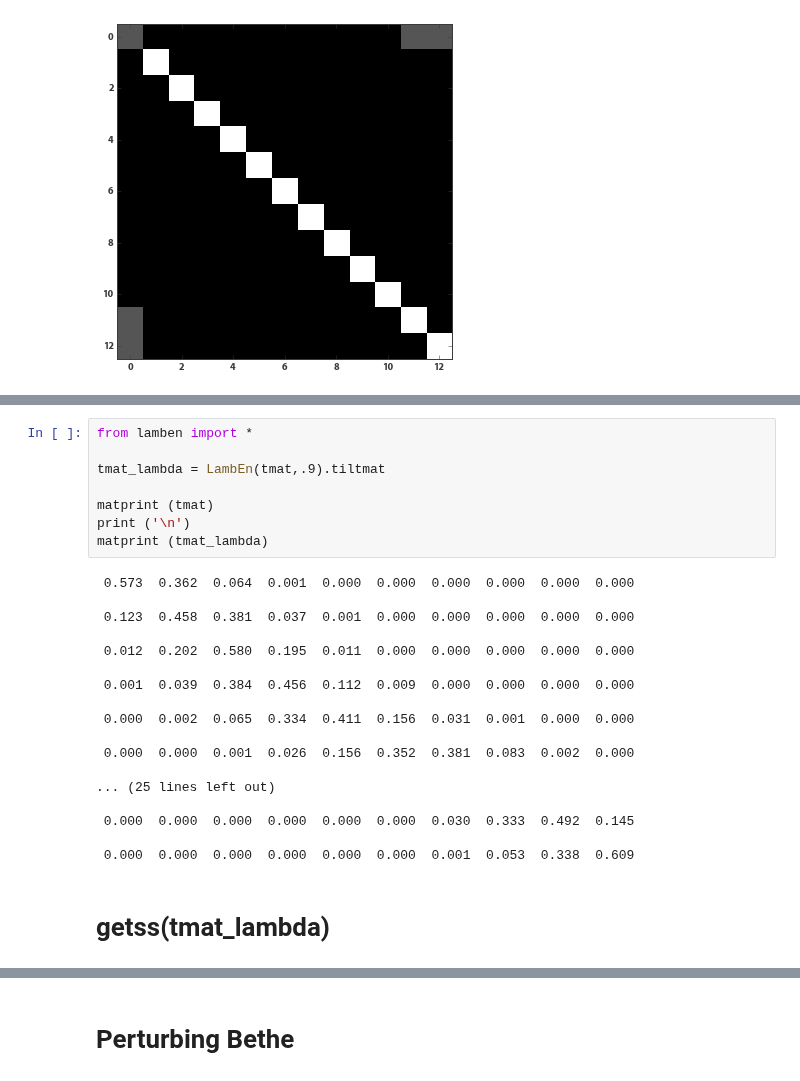
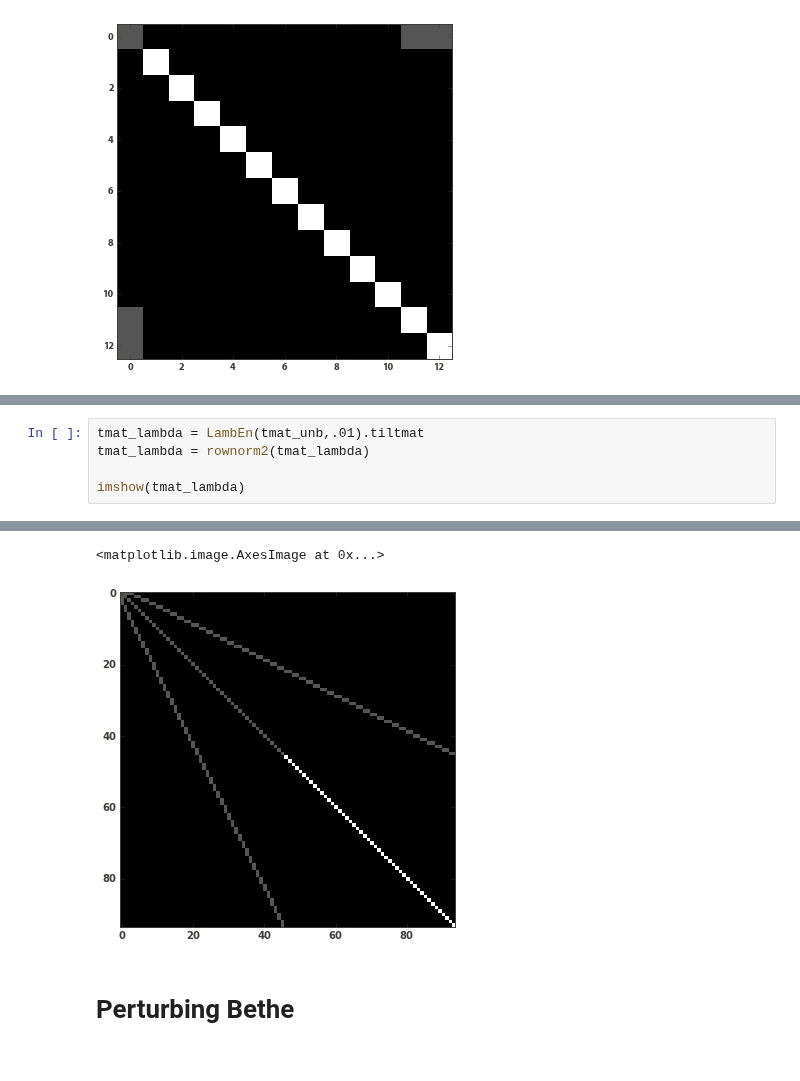
Before and after one commit to williamgilpin/netsim, a Jupyter notebook: simple_models.ipynb, the cells around one changed output, grey strips where cells are left out. Drawn from its saved outputs; the diff is of its cells as text.

```diff
--- a/simple_models.ipynb
+++ b/simple_models.ipynb
@@ -378,28 +347,6 @@ matprint(adj)
-# %%
-from lamben import *
-
-tmat_lambda = LambEn(tmat,.9).tiltmat
-
-matprint (tmat)
-print ('\n')
-matprint (tmat_lambda)
-# %% [output]
- 0.573  0.362  0.064  0.001  0.000  0.000  0.000  0.000  0.000  0.000
-
- 0.123  0.458  0.381  0.037  0.001  0.000  0.000  0.000  0.000  0.000
-
- 0.012  0.202  0.580  0.195  0.011  0.000  0.000  0.000  0.000  0.000
-
- 0.001  0.039  0.384  0.456  0.112  0.009  0.000  0.000  0.000  0.000
-
- 0.000  0.002  0.065  0.334  0.411  0.156  0.031  0.001  0.000  0.000
-
- 0.000  0.000  0.001  0.026  0.156  0.352  0.381  0.083  0.002  0.000
-
-... (25 lines left out)
-
- 0.000  0.000  0.000  0.000  0.000  0.000  0.030  0.333  0.492  0.145
-
- 0.000  0.000  0.000  0.000  0.000  0.000  0.001  0.053  0.338  0.609
-# %% [markdown]
-# getss(tmat_lambda)
+# %%
+tmat_lambda = LambEn(tmat_unb,.01).tiltmat
+tmat_lambda = rownorm2(tmat_lambda)
+
+imshow(tmat_lambda)
+# %% [output]
@@ -406,3 +354,5 @@ matprint (tmat_lambda)
+<matplotlib.image.AxesImage at 0x...>
+[figure, added]
 # %% [markdown]
 # Perturbing Bethe
 # %%
```
Also changed, not shown: parts of 14 cells of this notebook, 1 other file.
